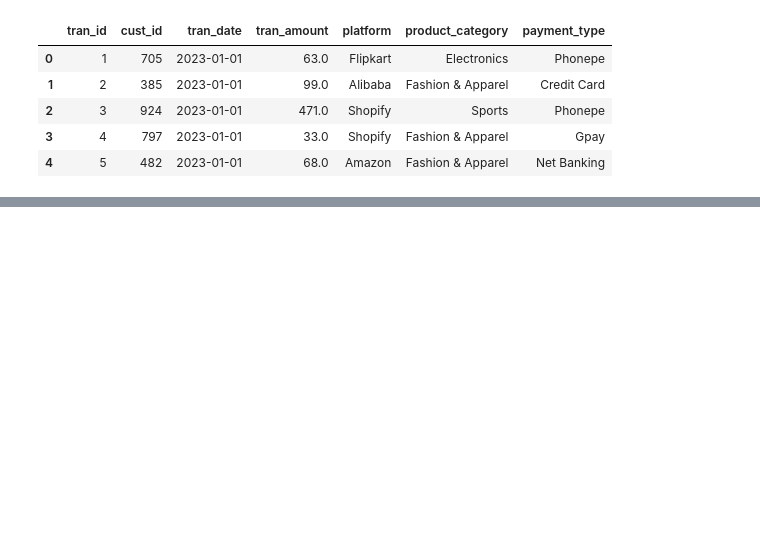
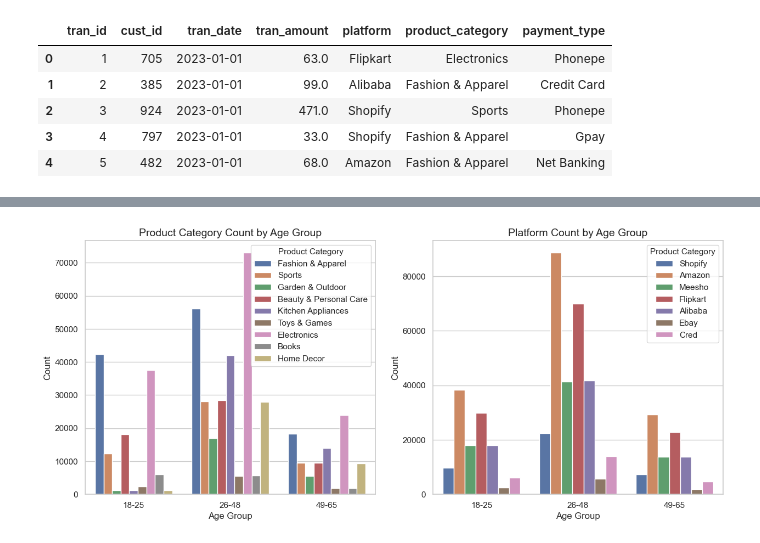
Before and after one commit to GKPSingh/Practice, a Jupyter notebook: Banking Project/Banking_Project.ipynb, the cells around one changed output, grey strips where cells are left out. Cells and saved outputs as stored; diff of their text form; code cells hidden in the pictures; blank space fills up the shorter version.

```diff
--- a/Banking Project/Banking_Project.ipynb
+++ b/Banking Project/Banking_Project.ipynb
@@ -1192,0 +1239,18 @@ df_trans.head()
+# %%
+# Plotting the Product Category and Platform counts as per Age Group
+fig,(ax1, ax2)= plt.subplots(1,2,figsize=(15,6))
+
+sns.countplot(x='age_group', hue='product_category',data=df, ax=ax1)
+ax1.set_title('Product Category Count by Age Group', fontsize=14)
+ax1.set_xlabel('Age Group', fontsize=12)
+ax1.set_ylabel('Count', fontsize=12)
+ax1.legend(title='Product Category', title_fontsize=11, loc='upper right')
+
+sns.countplot(x='age_group', hue='platform',data=df, ax=ax2)
+ax2.set_title('Platform Count by Age Group', fontsize=14)
+ax2.set_xlabel('Age Group', fontsize=12)
+ax2.set_ylabel('Count', fontsize=12)
+ax2.legend(title='Product Category', title_fontsize=11, loc='upper right')
+plt.show()
+# %% [output]
+[figure, added]
```
Also changed, not shown: parts of 11 cells of this notebook.
